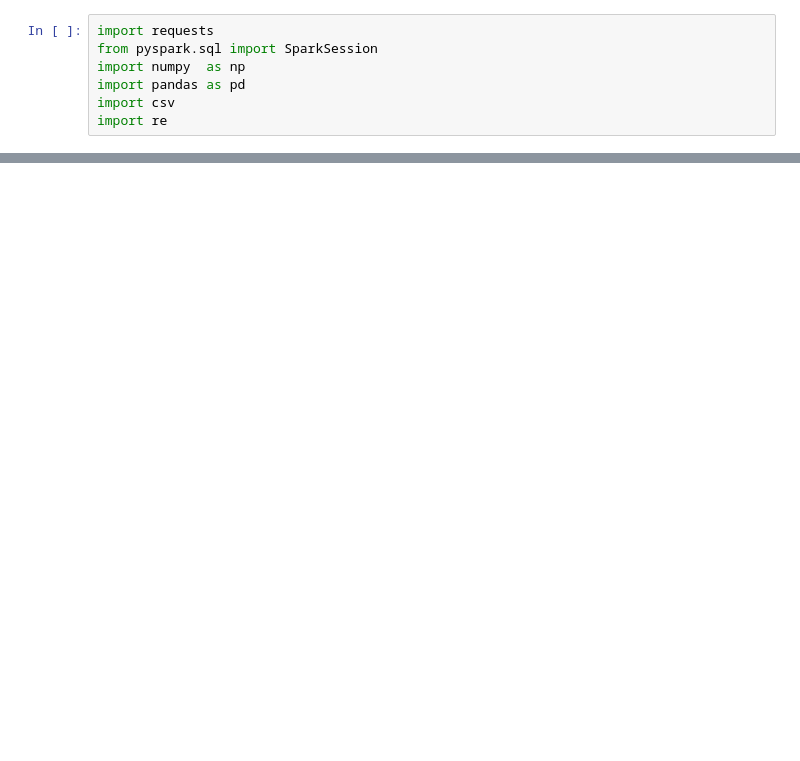
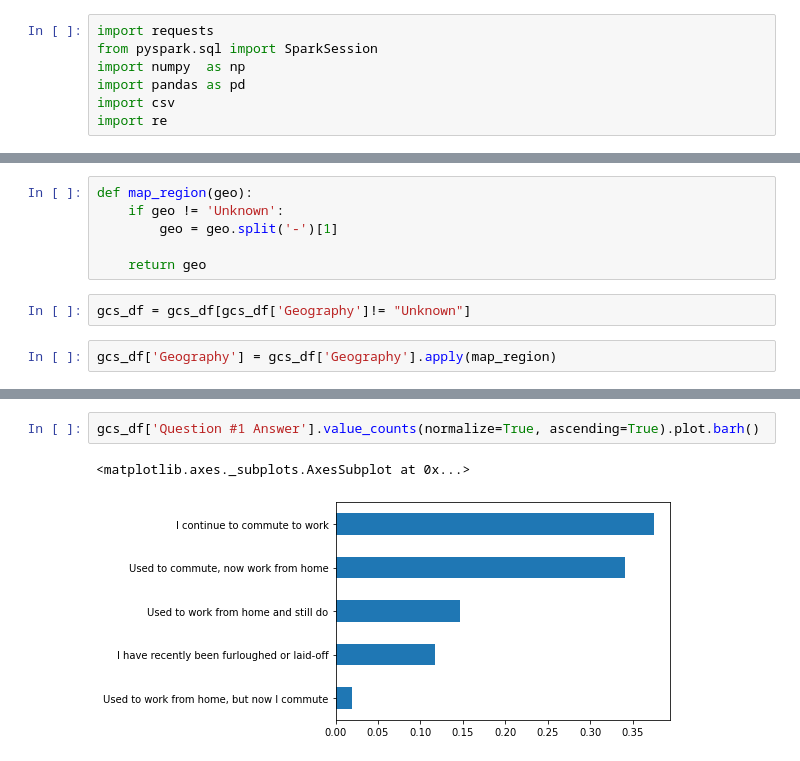
Before and after one commit to mamadcamzis/filRouge, a Jupyter notebook: src/eda_remotework.ipynb, the cells around one changed output, grey strips where cells are left out. Drawn from its saved outputs; the diff is of its cells as text; blank space fills up the shorter version.

```diff
--- a/src/eda_remotework.ipynb
+++ b/src/eda_remotework.ipynb
@@ -22,0 +86,10 @@ gcs_df.head()
+# %%
+def map_region(geo):
+    if geo != 'Unknown':
+        geo = geo.split('-')[1]
+
+    return geo
+# %%
+gcs_df = gcs_df[gcs_df['Geography']!= "Unknown"]
+# %%
+gcs_df['Geography'] = gcs_df['Geography'].apply(map_region)
@@ -22,0 +125,5 @@ gcs_df.head()
+# %%
+gcs_df['Question #1 Answer'].value_counts(normalize=True, ascending=True).plot.barh()
+# %% [output]
+<matplotlib.axes._subplots.AxesSubplot at 0x...>
+[figure, added]
```
Also changed, not shown: parts of 51 cells of this notebook.
